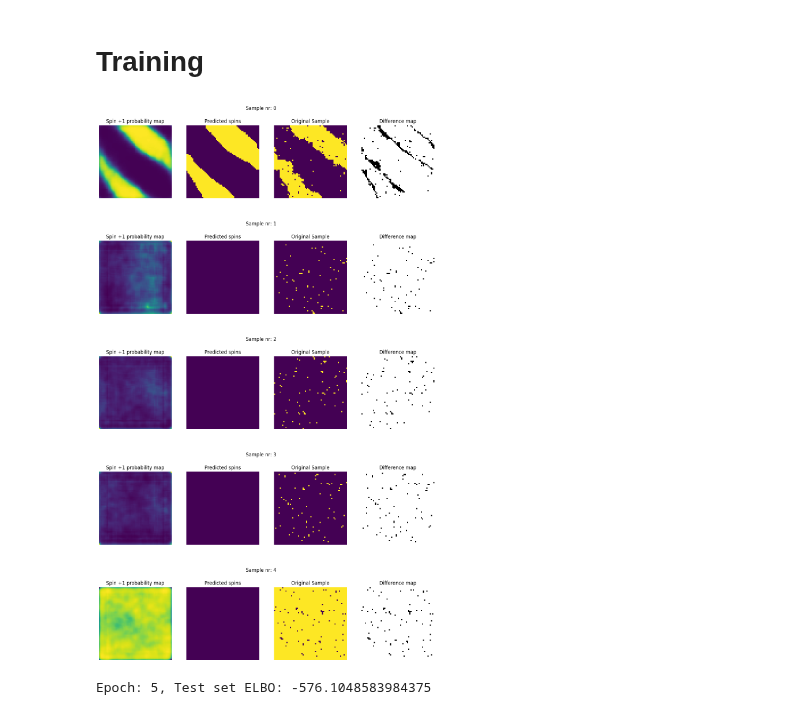
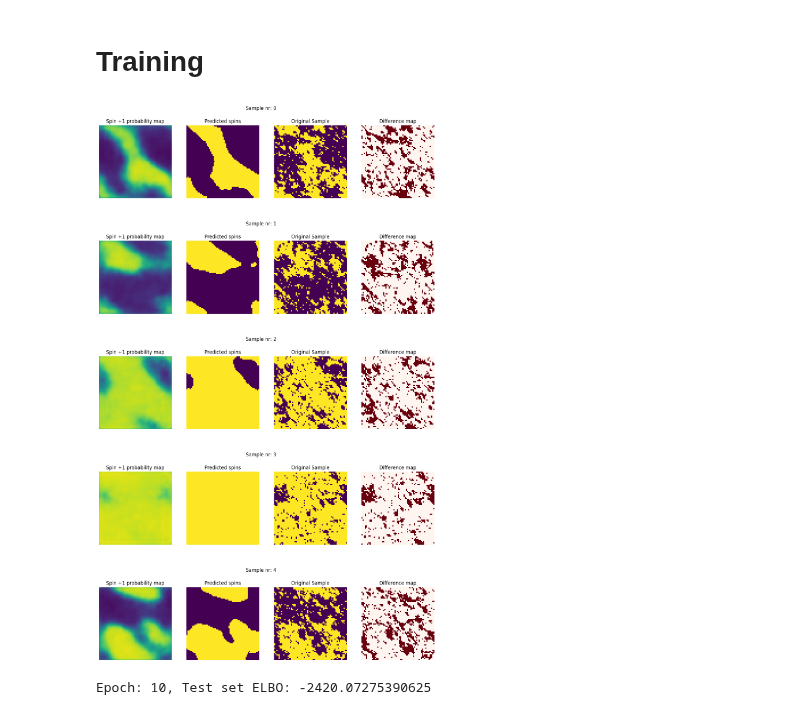
Before and after one commit to pSzyc/Ising, a Jupyter notebook: Model/VAE.ipynb, the cells around one changed output. Drawn from its saved outputs; the diff is of its cells as text; code cells hidden in the pictures.

Commit message:
vae updated, rust wolff added

```diff
--- a/Model/VAE.ipynb
+++ b/Model/VAE.ipynb
@@ -7,8 +11,8 @@ from tqdm import tqdm
 # %% [markdown]
 # Dataset
 # %%
-trainset_path = "../GetData/Rust/get_data_rust/Trainset"
-testset_path = "../GetData/Rust/get_data_rust/Testset"
+trainset_path = "../GetData/Rust/get_data_rust/Data/Trainset"
+testset_path = "../GetData/Rust/get_data_rust/Data/Testset"
 batch_size = 100
 train_set = dataset_pipeline(trainset_path, flatten=False, batch_size=batch_size)
 train_params = get_param_dict(trainset_path)
@@ -119,7 +123,7 @@ def train_step(model, x, optimizer):
 # Training
 # %%
 optimizer = tf.keras.optimizers.Adam(1e-4)
-epochs = 5
+epochs = 10
 latent_dim = 100
 num_examples_to_generate = 5
 
@@ -172,19 +176,21 @@ for test_batch in test_set.take(1):
 # %%
 from IPython import display
 loss_list = []
+generate_and_save_images(model, 0, test_sample)
+
 for epoch in range(1, epochs + 1):
   for train_x in tqdm(train_set):
     train_step(model, train_x, optimizer)
 
   loss = tf.keras.metrics.Mean()
   for test_x in test_set:
     loss(compute_loss(model, test_x))
   elbo = -loss.result()
   loss_list.append(loss.result())
   display.clear_output(wait=False)
   generate_and_save_images(model, epoch, test_sample)
   print('Epoch: {}, Test set ELBO: {}'
         .format(epoch, elbo))
 # %% [output]
-[figure, old version]
+[figure, new version]
-Epoch: 5, Test set ELBO: -576.1048583984375
+Epoch: 10, Test set ELBO: -2420.07275390625
```
Also changed, not shown: parts of 6 cells of this notebook, 20 other files.
